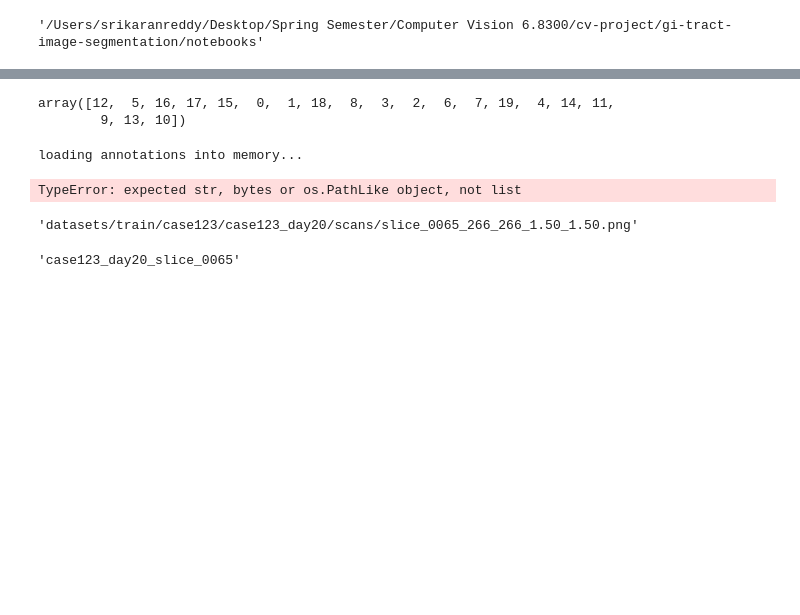
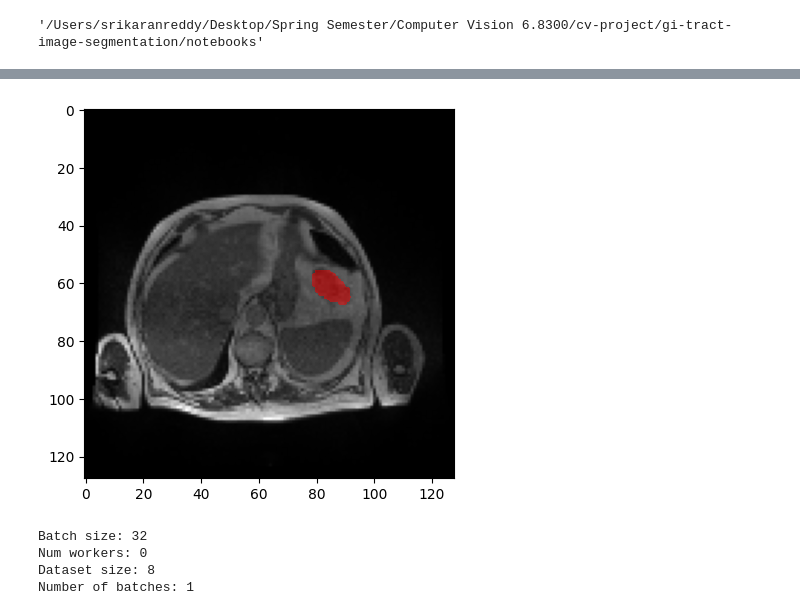
Before and after one commit to Srikaran13/gi-tract-image-segmentation, a Jupyter notebook: notebooks/test.ipynb, the cells around one changed output, grey strips where cells are left out. Drawn from its saved outputs; the diff is of its cells as text; code cells hidden in the pictures; blank space fills up the shorter version.

```diff
--- a/notebooks/test.ipynb
+++ b/notebooks/test.ipynb
@@ -85,7 +173,6 @@ for img, ax in zip(imgs, axs):
 from src.data import DataGenerator
 # %%
 temp_generator_class = DataGenerator(dataset_dir='datasets/train',
-                                     batch_size=20,
                                      subset="train",
                                      classes=CLASSES,
                                      input_image_size=(128,128),
@@ -149,7 +191,0 @@ image_list
-# %%
-X = np.empty((batch_size,128,128,3))
-y = np.empty((batch_size,128,128,3))
-
-np.random.shuffle(indexes)
-index = 0
-indexes = indexes[index*batch_size:(index+1)*batch_size]
@@ -172,11 +191,0 @@ def getImage(file_path):
-# %%
-for i in range(len(indexes[:1])):
-    value = indexes[i]
-    img_info = image_list[value]
-    w = img_info['height']
-    h = img_info['width']
-    X[i,] = getImage(img_info['file_name'])
-    mask_train = res
-# %%
-for j in catIds:
-    y[i,:,:,j] = mask_train[j]
@@ -283,25 +191,0 @@ def getNormalMask(image_id, catIds):
-# %%
-# def getNormalMask(image_id,catIds):
-image_id = imgs[
-
-
-    annIds = coco.getAnnIds(image_id, catIds=catIds, iscrowd=None)
-    anns = self.coco.loadAnns(annIds)
-    cats = self.coco.loadCats(catIds)
-    train_mask = np.zeros(self.input_image_size,dtype=np.uint8)
-    for a in range(len(anns)):
-        className = self.getClassName(anns[a]['category_id'], cats)
-        pixel_value = self.classes.index(className)+1
-        new_mask = cv2.resize(self.coco.annToMask(anns[a])*pixel_value, self.input_image_size)
-        train_mask = np.maximum(new_mask, train_mask)
-        # train_mask = new_mask / 255.0
-    return train_mask
-# %% [output]
-array([12,  5, 16, 17, 15,  0,  1, 18,  8,  3,  2,  6,  7, 19,  4, 14, 11,
-        9, 13, 10])
-# %%
-indexes = np.arange(len(temp_images))
-coco = COCO(temp_annotations)
-# %% [output]
-loading annotations into memory...
-TypeError: expected str, bytes or os.PathLike object, not list
@@ -310,11 +192,14 @@ filepath = sd.processed_df['file_path'].unique().tolist()[0]
-# %%
-filepath
-# %% [output]
-'datasets/train/case123/case123_day20/scans/slice_0065_266_266_1.50_1.50.png'
-# %%
-file_id = ('_'.join(
-            (filepath.split("/")[-3] + "_" + filepath.split("/")[-1]).split("_")[:-4]))
-
-file_id
-# %% [output]
-'case123_day20_slice_0065'
+# %%
+from matplotlib.colors import ListedColormap
+cmap = ListedColormap(['none', 'red'])  # 'none' is transparent, 'red' for the mask
+
+fig, ax = plt.subplots()
+# Display the image
+ax.imshow((X/255.)[:,:,0], cmap='gray')  # Use gray scale for the background image
+# Display the mask
+# The mask is added with 'alpha' for transparency so the image can be seen under the mask
+ax.imshow(y[:,:,1], cmap=cmap, alpha=0.5)  # Adjust alpha for more or less transparency
+
+plt.show()
+# %% [output]
+[figure, added]
@@ -320,0 +210,10 @@ file_id
+# %%
+print("Batch size:", temp_loader.batch_size)
+print("Num workers:", temp_loader.num_workers)
+print("Dataset size:", len(temp_loader.dataset))
+print("Number of batches:", len(temp_loader))
+# %% [output]
+Batch size: 32
+Num workers: 0
+Dataset size: 8
+Number of batches: 1
```
Also changed, not shown: parts of 56 cells of this notebook, 3 other files.
